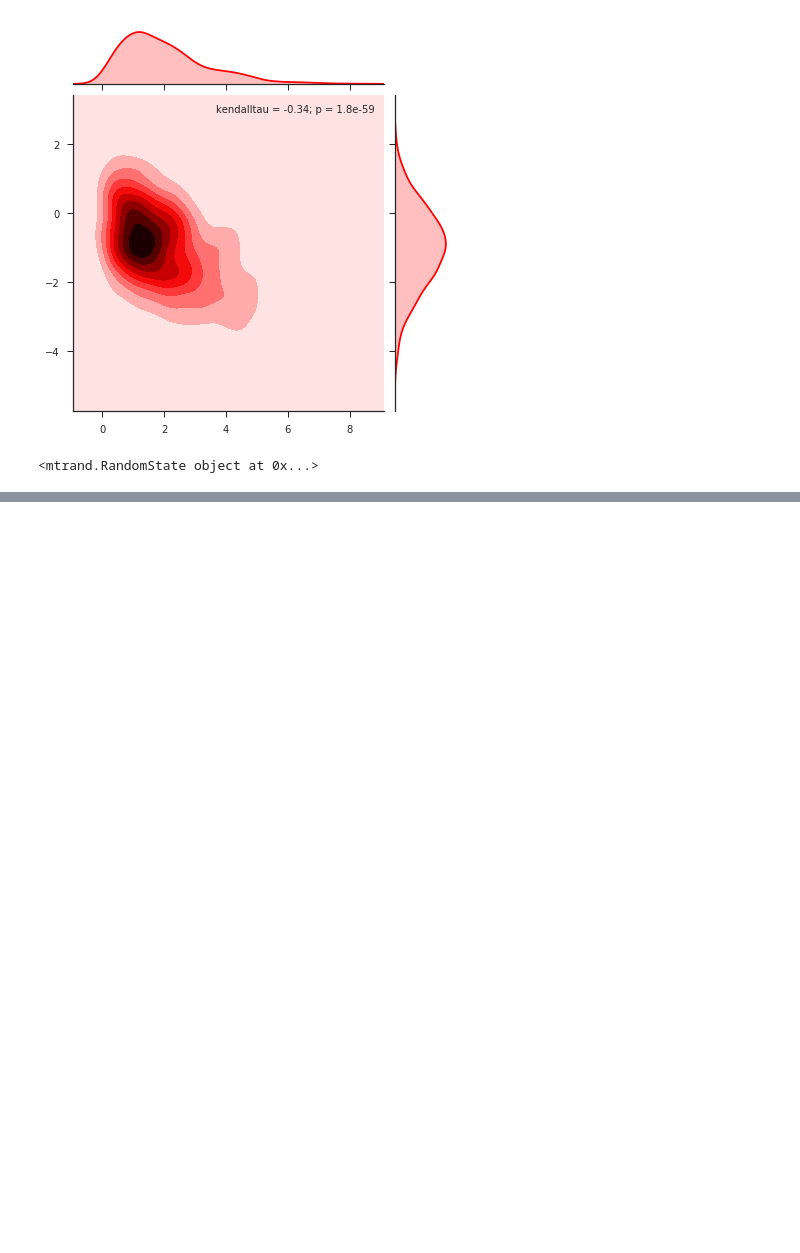
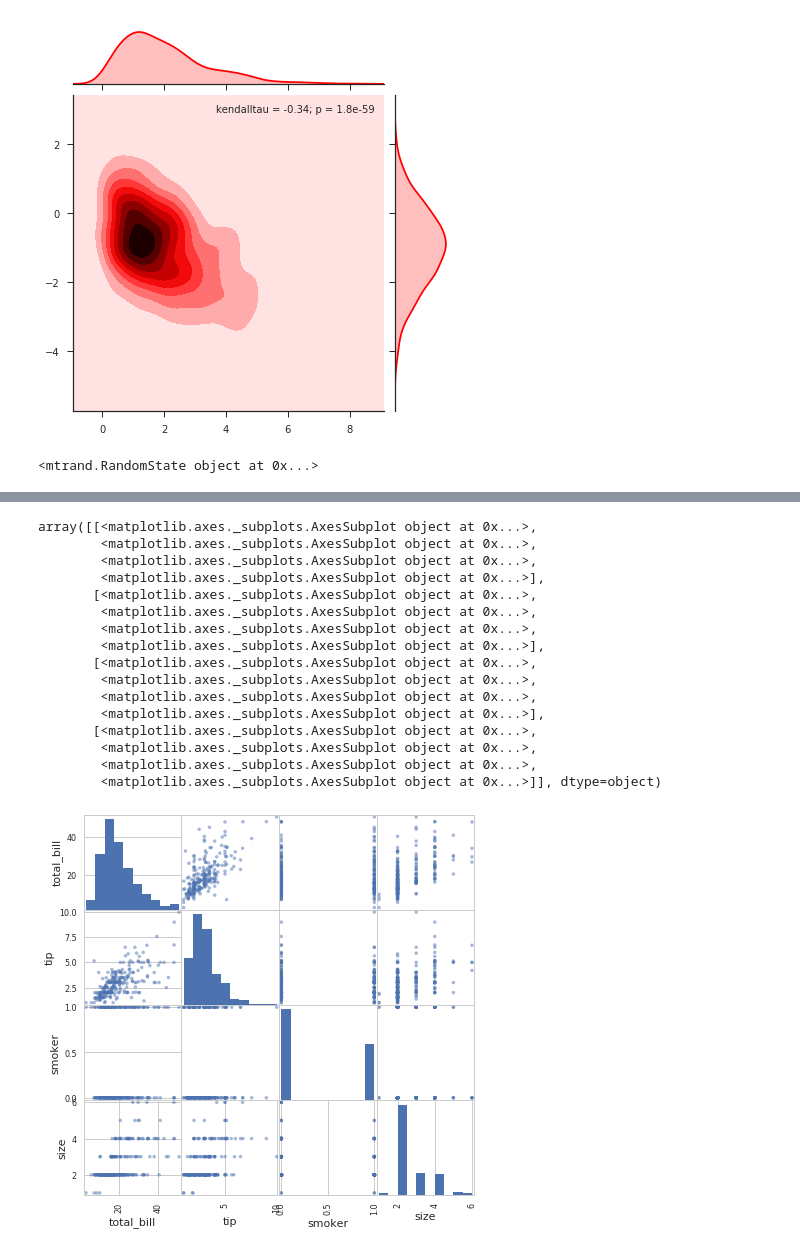
Before and after one commit to bogard75/untitled, a Jupyter notebook: Plotting.ipynb, the cells around one changed output, grey strips where cells are left out. Drawn from its saved outputs; the diff is of its cells as text; code cells hidden in the pictures; blank space fills up the shorter version.

```diff
--- a/Plotting.ipynb
+++ b/Plotting.ipynb
@@ -151,0 +177,7 @@ print(rs)
+# %%
+tips = sns.load_dataset("tips")
+# %%
+#tips.smoker = tips.smoker.apply(YN_to_num)
+tips.describe()
+tips['smoker'].replace(['Yes', 'No'], [1, 0], inplace=True)
+tips.head()
@@ -151,0 +191,21 @@ print(rs)
+# %%
+
+pd.scatter_matrix(tips, figsize=(7,7))
+# %% [output]
+array([[<matplotlib.axes._subplots.AxesSubplot object at 0x...>,
+        <matplotlib.axes._subplots.AxesSubplot object at 0x...>,
+        <matplotlib.axes._subplots.AxesSubplot object at 0x...>,
+        <matplotlib.axes._subplots.AxesSubplot object at 0x...>],
+       [<matplotlib.axes._subplots.AxesSubplot object at 0x...>,
+        <matplotlib.axes._subplots.AxesSubplot object at 0x...>,
+        <matplotlib.axes._subplots.AxesSubplot object at 0x...>,
+        <matplotlib.axes._subplots.AxesSubplot object at 0x...>],
+       [<matplotlib.axes._subplots.AxesSubplot object at 0x...>,
+        <matplotlib.axes._subplots.AxesSubplot object at 0x...>,
+        <matplotlib.axes._subplots.AxesSubplot object at 0x...>,
+        <matplotlib.axes._subplots.AxesSubplot object at 0x...>],
+       [<matplotlib.axes._subplots.AxesSubplot object at 0x...>,
+        <matplotlib.axes._subplots.AxesSubplot object at 0x...>,
+        <matplotlib.axes._subplots.AxesSubplot object at 0x...>,
+        <matplotlib.axes._subplots.AxesSubplot object at 0x...>]], dtype=object)
+[figure, added]
```
Also changed, not shown: parts of 7 cells of this notebook.
